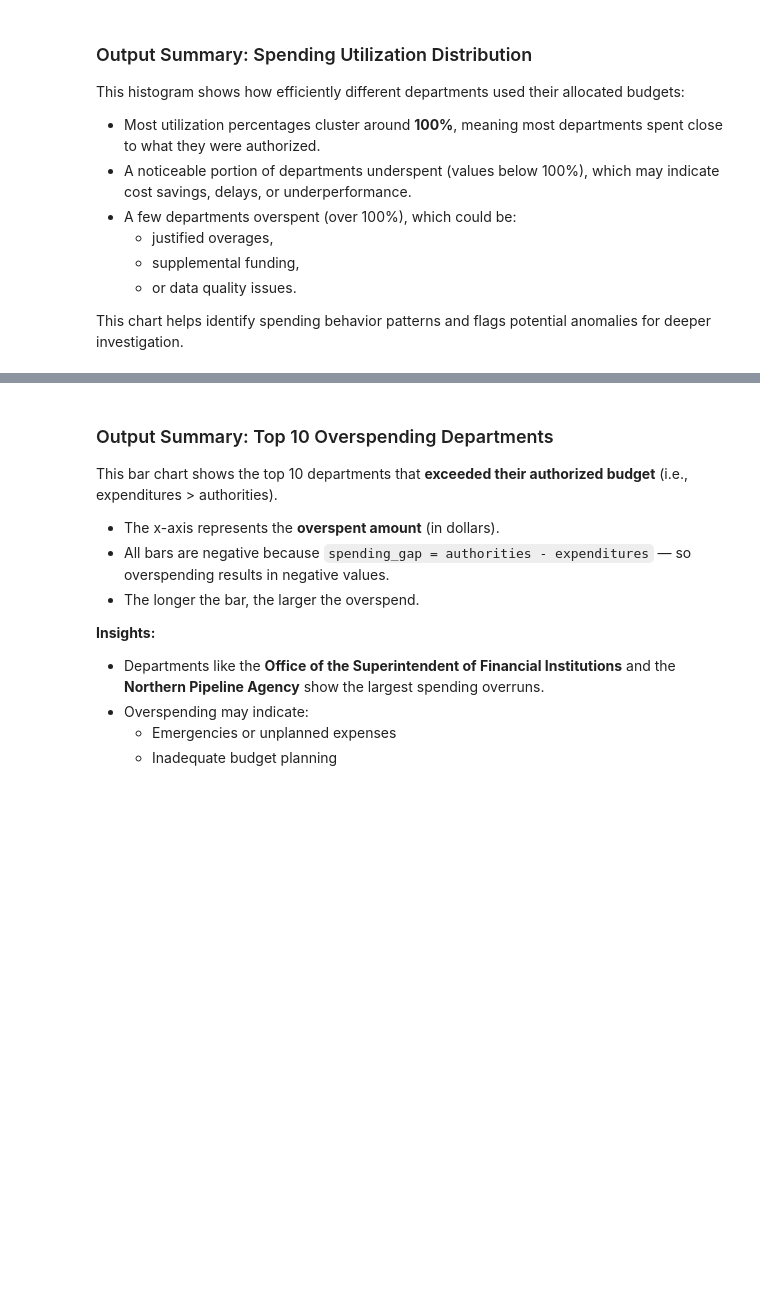
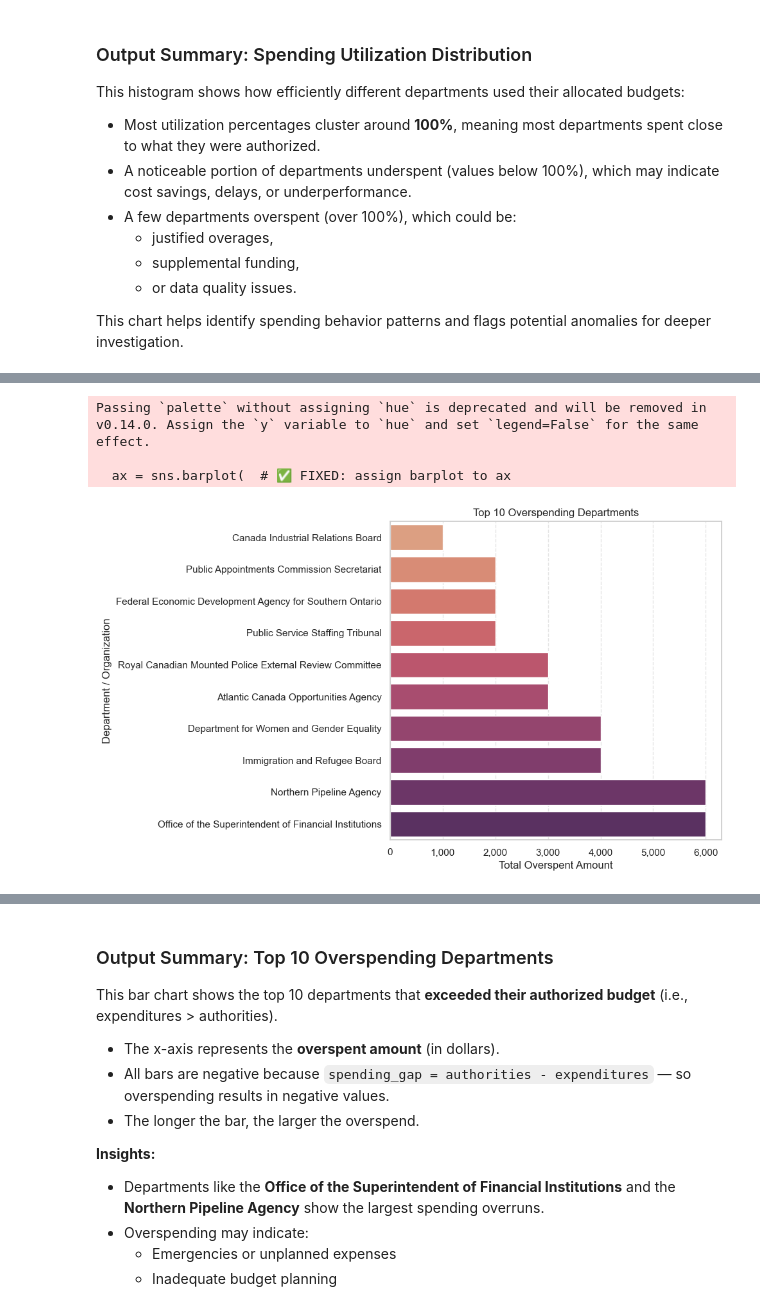
Before and after one commit to pkumarcode/Finalproject, a Jupyter notebook: Final_project_main.ipynb, the cells around one changed output, grey strips where cells are left out. Drawn from its saved outputs; the diff is of its cells as text; code cells hidden in the pictures; blank space fills up the shorter version.

```diff
--- a/Final_project_main.ipynb
+++ b/Final_project_main.ipynb
@@ -317,0 +280,62 @@ Passing `palette` without assigning `hue` is deprecated and will be removed in v
+# %%
+# ✅ SECTION 13: Top Overspending Departments
+import matplotlib.ticker as ticker
+
+# Step 1: Filter departments where expenditures > authorities (i.e., overspent)
+overspenders = df[df['utilization_pct'] > 100].copy()
+
+# Step 2: Group by org_name and calculate total overspending
+top_overspend = (
+    overspenders
+    .groupby('org_name', as_index=False)
+    .agg({
+        'authorities': 'sum',
+        'expenditures': 'sum',
+        'spending_gap': 'sum',
+        'utilization_pct': 'mean'
+    })
+    .sort_values('spending_gap', ascending=False)
+    .head(10)
+)
+
+# ✅ Flip negative gap to positive and convert to Lakhs ₹
+#top_overspend['overspent_lakhs'] = -top_overspend['spending_gap']
+top_overspend['overspent_lakhs'] = -top_overspend['spending_gap'] *1e5
+
+#print(top_overspend[['org_name', 'overspent_lakhs']])
+
+
+# Step 3: Plot the overspenders
+plt.figure(figsize=(10,6))
+ax = sns.barplot(  # ✅ FIXED: assign barplot to ax
+    data=top_overspend,
+    x='overspent_lakhs',
+    y='org_name',
+    palette='flare'
+)
+
+# ✅ Prevent scientific notation
+ax.ticklabel_format(style='plain', axis='x')
+
+# ✅ Force custom formatting
+#ax.xaxis.set_major_formatter(ticker.FuncFormatter(lambda x, _: f'{x:.2f} L'))
+
+ax.xaxis.set_major_formatter(ticker.FuncFormatter(lambda x, _: f'{x:,.0f}'))
+
+
+# Optional: Value labels
+#for i, val in enumerate(top_overspend['overspent_lakhs']):
+   # ax.text(val + 0.001, i, f'{val:.2f} L', va='center', fontsize=9)
+
+# Labels and layout
+plt.title("Top 10 Overspending Departments")
+plt.xlabel("Total Overspent Amount")
+plt.ylabel("Department / Organization")
+plt.grid(axis='x', linestyle='--', alpha=0.5)
+plt.tight_layout()
+plt.show()
+# %% [output]
+Passing `palette` without assigning `hue` is deprecated and will be removed in v0.14.0. Assign the `y` variable to `hue` and set `legend=False` for the same effect.
+
+  ax = sns.barplot(  # ✅ FIXED: assign barplot to ax
+[figure, added]
```
Also changed, not shown: parts of 14 cells of this notebook.
